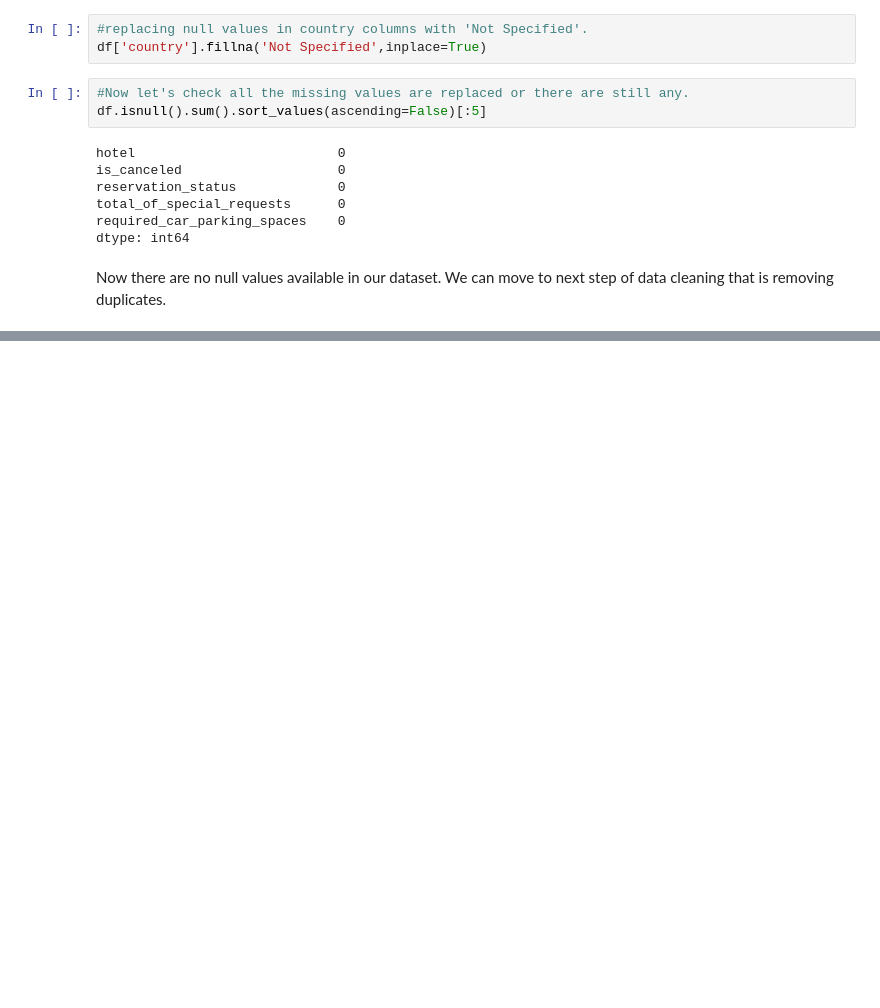
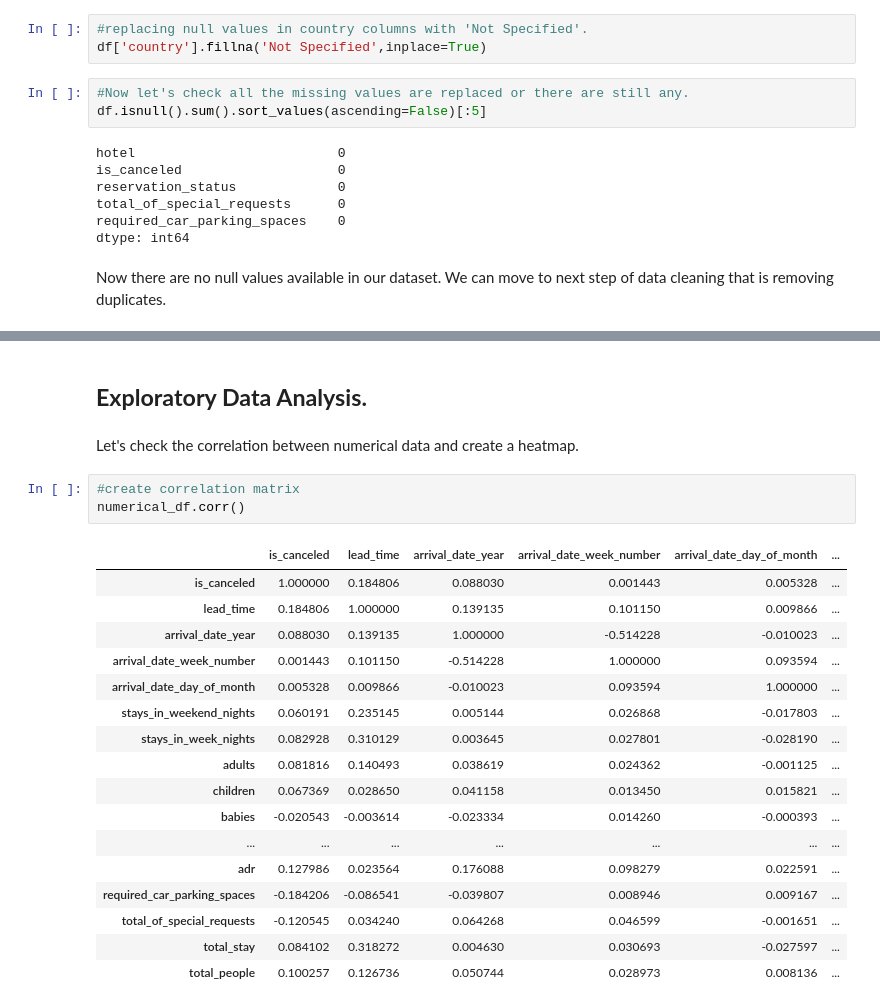
Before and after one commit to shwetaNayak19/EDA-Hotel-Bookings-Capstone-Project1, a Jupyter notebook: EDA_Hotel_Booking_project1.ipynb, the cells around one changed output, grey strips where cells are left out. Cells and saved outputs as stored; diff of their text form; blank space fills up the shorter version.

```diff
--- a/EDA_Hotel_Booking_project1.ipynb
+++ b/EDA_Hotel_Booking_project1.ipynb
@@ -254,0 +338,25 @@ Now there are no null values available in our dataset. We can move to next step
+# %% [markdown]
+## **Exploratory Data Analysis.**
+# %% [markdown]
+Let's check the correlation between numerical data and create a heatmap.
+# %%
+#create correlation matrix
+numerical_df.corr()
+# %% [output]
+|  | is_canceled | lead_time | arrival_date_year | arrival_date_week_number | arrival_date_day_of_month | ... |
+| is_canceled | 1.000000 | 0.184806 | 0.088030 | 0.001443 | 0.005328 | ... |
+| lead_time | 0.184806 | 1.000000 | 0.139135 | 0.101150 | 0.009866 | ... |
+| arrival_date_year | 0.088030 | 0.139135 | 1.000000 | -0.514228 | -0.010023 | ... |
+| arrival_date_week_number | 0.001443 | 0.101150 | -0.514228 | 1.000000 | 0.093594 | ... |
+| arrival_date_day_of_month | 0.005328 | 0.009866 | -0.010023 | 0.093594 | 1.000000 | ... |
+| stays_in_weekend_nights | 0.060191 | 0.235145 | 0.005144 | 0.026868 | -0.017803 | ... |
+| stays_in_week_nights | 0.082928 | 0.310129 | 0.003645 | 0.027801 | -0.028190 | ... |
+| adults | 0.081816 | 0.140493 | 0.038619 | 0.024362 | -0.001125 | ... |
+| children | 0.067369 | 0.028650 | 0.041158 | 0.013450 | 0.015821 | ... |
+| babies | -0.020543 | -0.003614 | -0.023334 | 0.014260 | -0.000393 | ... |
+| ... | ... | ... | ... | ... | ... | ... |
+| adr | 0.127986 | 0.023564 | 0.176088 | 0.098279 | 0.022591 | ... |
+| required_car_parking_spaces | -0.184206 | -0.086541 | -0.039807 | 0.008946 | 0.009167 | ... |
+| total_of_special_requests | -0.120545 | 0.034240 | 0.064268 | 0.046599 | -0.001651 | ... |
+| total_stay | 0.084102 | 0.318272 | 0.004630 | 0.030693 | -0.027597 | ... |
+| total_people | 0.100257 | 0.126736 | 0.050744 | 0.028973 | 0.008136 | ... |
```
Also changed, not shown: parts of 18 cells of this notebook.
